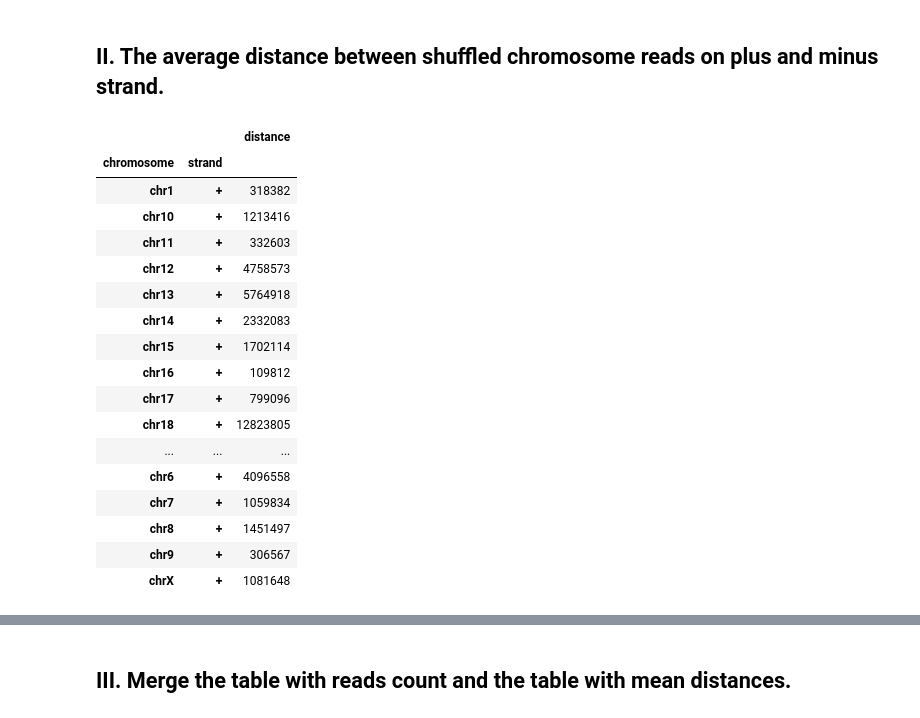
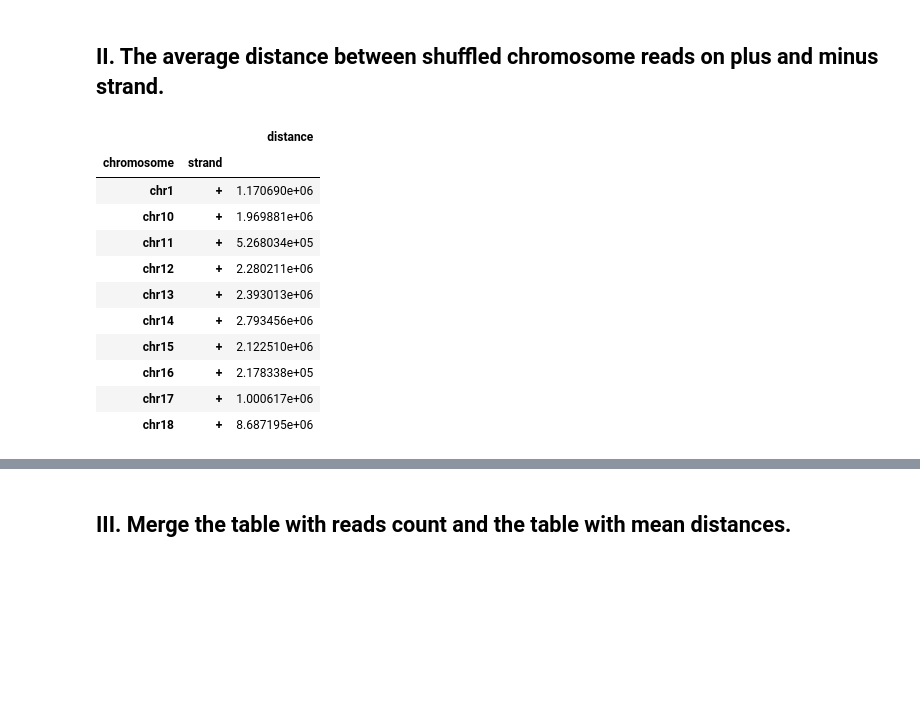
Before and after one commit to zuzanadostalova/ZD-Python-Tutorials-for-Biologists, a Jupyter notebook: 3)_Practical_assignment_minimal_distance_head_to_head_plot_revisited.ipynb, the cells around one changed output, grey strips where cells are left out. Saved outputs shown, nothing was run; the diff lists cells and outputs as text; code cells hidden in the pictures; blank space fills up the shorter version.

```diff
--- a/3)_Practical_assignment_minimal_distance_head_to_head_plot_revisited.ipynb
+++ b/3)_Practical_assignment_minimal_distance_head_to_head_plot_revisited.ipynb
@@ -1564,26 +1454,21 @@ dataframe_shuffled_both = p_shuffled.merge(m_shuffled, on='chromosome', suffixes
 ## II. The average distance between shuffled chromosome reads on plus and minus strand.
 # %%
 # Determine the mean value of each of the plus strand distances for each chromosome.
-table_shuffled_plus = pd.pivot_table(df_pybed_shuffled_plus,index=['chromosome','strand'],values=["distance"],aggfunc="first")
-pd.pivot_table(table_shuffled_plus,index=['chromosome', 'strand'],values=["distance"],aggfunc=np.mean)
+df_pybed_shuffled_plus.distance = df_pybed_shuffled_plus.distance.astype('int')
+table_shuffled_plus = pd.pivot_table(df_pybed_shuffled_plus,index=['chromosome','strand'],values=["distance"],aggfunc=np.mean)
+table_shuffled_plus.head(10)
 # %% [output]
 |  |  | distance |
 | chromosome | strand |  |
-| chr1 | + | 318382 |
-| chr10 | + | 1213416 |
-| chr11 | + | 332603 |
-| chr12 | + | 4758573 |
-| chr13 | + | 5764918 |
-| chr14 | + | 2332083 |
-| chr15 | + | 1702114 |
-| chr16 | + | 109812 |
-| chr17 | + | 799096 |
-| chr18 | + | 12823805 |
-| ... | ... | ... |
-| chr6 | + | 4096558 |
-| chr7 | + | 1059834 |
-| chr8 | + | 1451497 |
-| chr9 | + | 306567 |
-| chrX | + | 1081648 |
+| chr1 | + | 1.170690e+06 |
+| chr10 | + | 1.969881e+06 |
+| chr11 | + | 5.268034e+05 |
+| chr12 | + | 2.280211e+06 |
+| chr13 | + | 2.393013e+06 |
+| chr14 | + | 2.793456e+06 |
+| chr15 | + | 2.122510e+06 |
+| chr16 | + | 2.178338e+05 |
+| chr17 | + | 1.000617e+06 |
+| chr18 | + | 8.687195e+06 |
 # %%
 # Determine the mean value of each of the minus strand distances for each chromosome.
```
Also changed, not shown: parts of 82 cells of this notebook.
